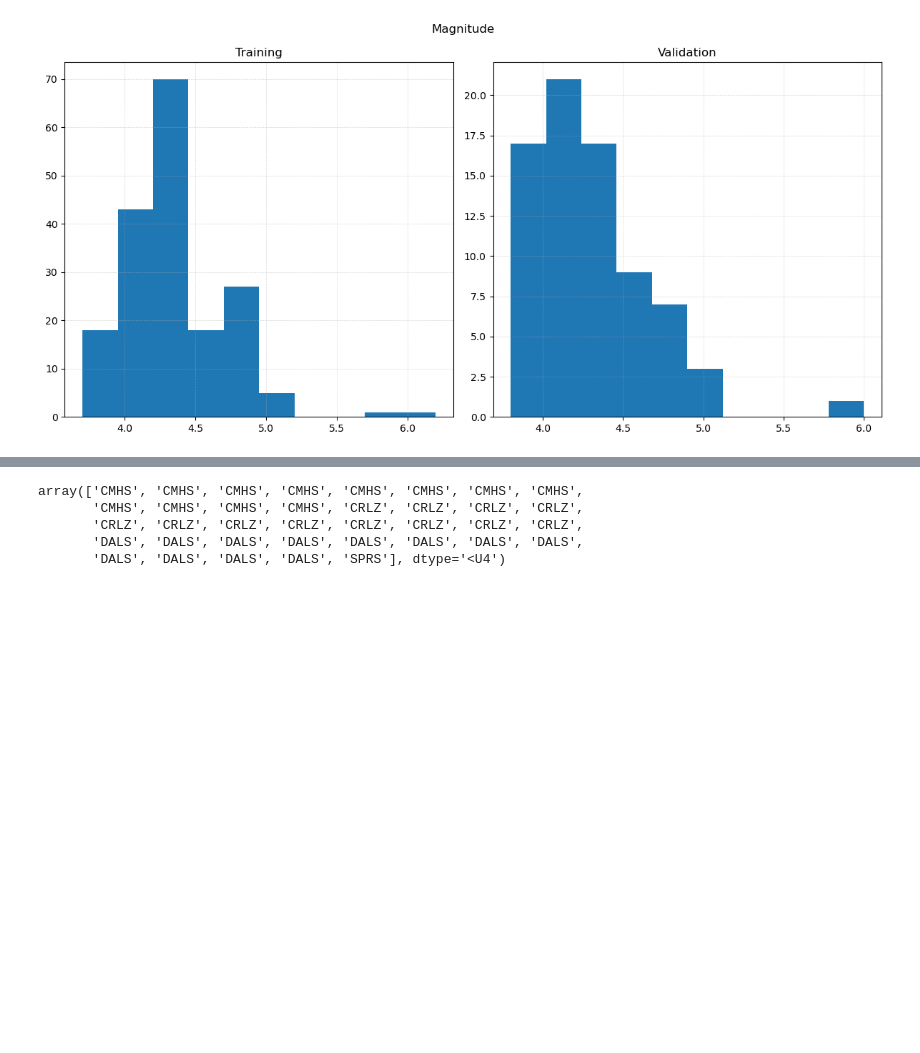
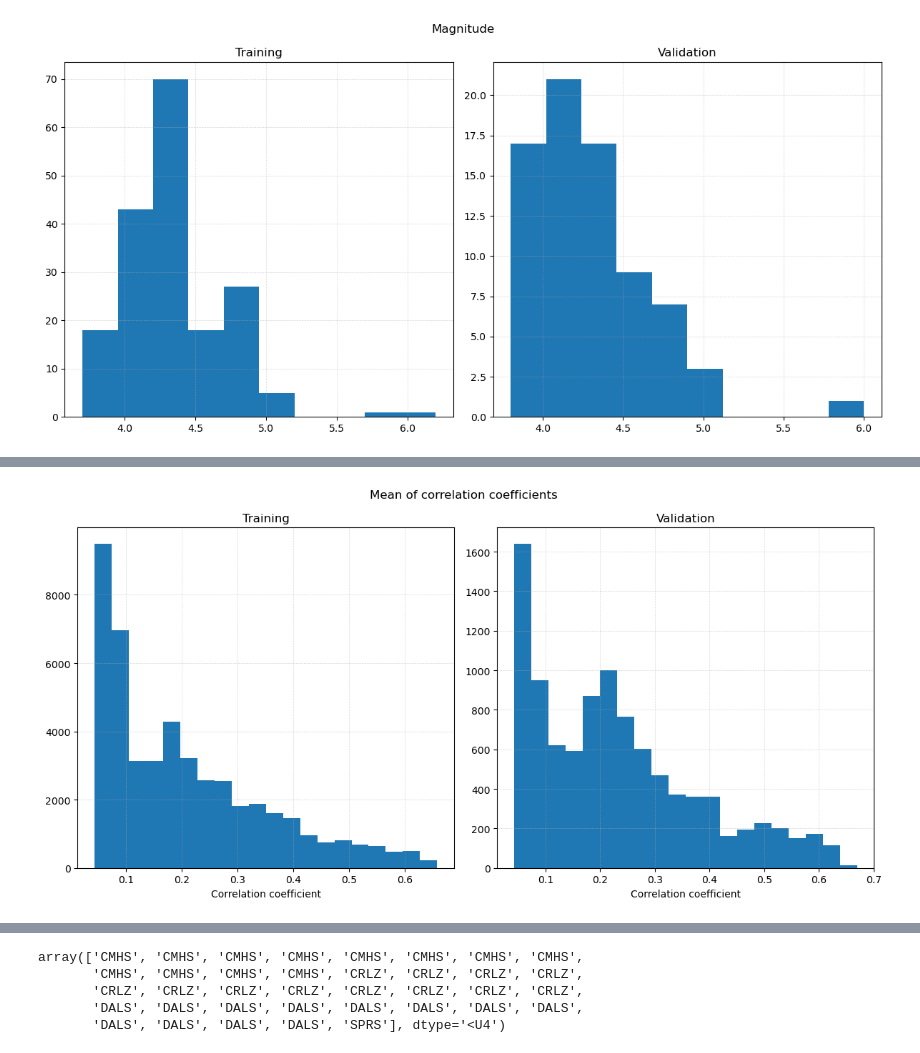
Before and after one commit to claudio525/post_event_gm_gnn, a Jupyter notebook: sim_ranking/explore/explore_scenarios.ipynb, the cells around one changed output, grey strips where cells are left out. Cells and saved outputs as stored; diff of their text form; code cells hidden in the pictures; blank space fills up the shorter version.

```diff
--- a/sim_ranking/explore/explore_scenarios.ipynb
+++ b/sim_ranking/explore/explore_scenarios.ipynb
@@ -267,4 +269,21 @@ event_df
 # %%
-cur_event = "2012p713691"
-cur_sites = val_event_sites[cur_event]
-cur_site_combs = val_site_combs[cur_event]
+val_corr_values = val_sc_df["corr_mean"].values
+train_corr_values = train_sc_df["corr_mean"].values
+bins = 20
+
+fig, (ax1, ax2) = plt.subplots(1, 2, figsize=(12, 6))
+
+ax1.hist(train_corr_values, bins=bins)
+ax1.grid(linewidth=0.5, alpha=0.5, linestyle="--")
+ax1.set_xlabel("Correlation coefficient")
+ax1.set_title("Training")
+
+ax2.hist(val_corr_values, bins=bins)
+ax2.grid(linewidth=0.5, alpha=0.5, linestyle="--")
+ax2.set_xlabel("Correlation coefficient")
+ax2.set_title("Validation")
+
+fig.suptitle("Mean of correlation coefficients")
+fig.tight_layout()
+# %% [output]
+[figure, added]
```
Also changed, not shown: parts of 3 cells of this notebook, 9 other files.
